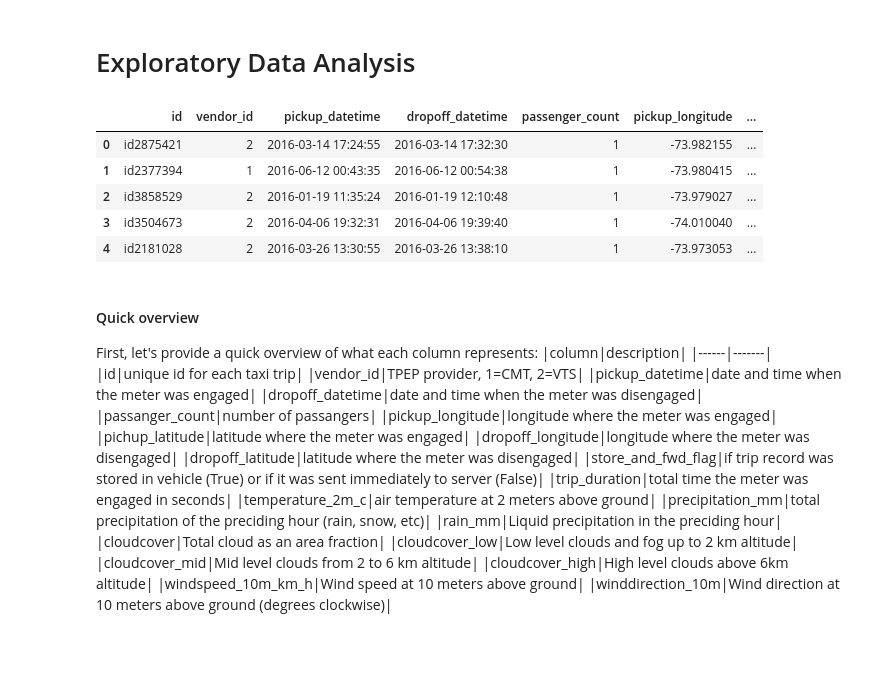
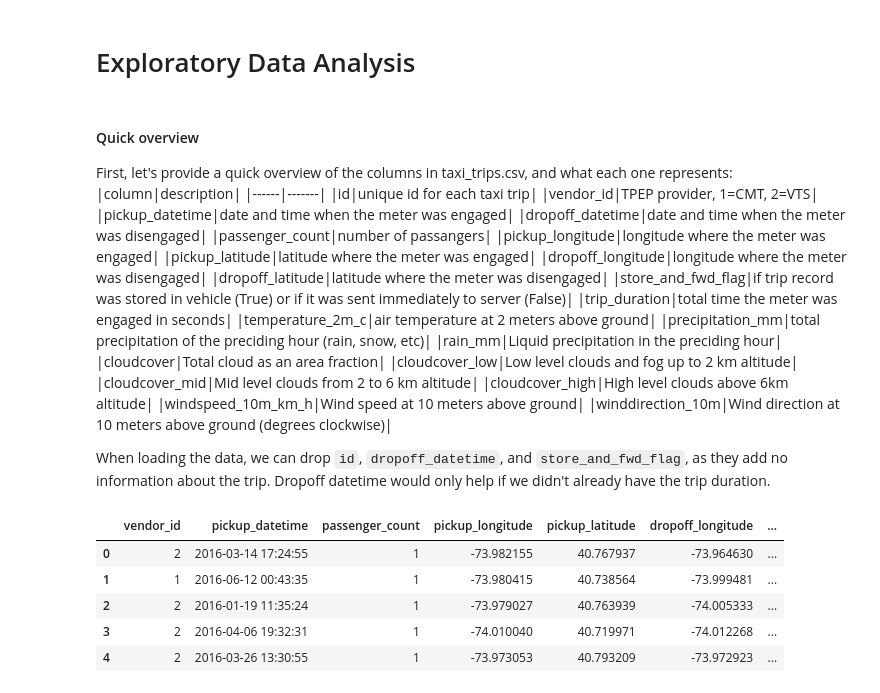
Before and after one commit to SamuelMarEs/ML_TaxiTrips, a Jupyter notebook: 01_eda.ipynb, the cells around one changed output. Saved outputs shown, nothing was run; the diff lists cells and outputs as text; code cells hidden in the pictures; blank space fills up the shorter version.

```diff
--- a/01_eda.ipynb
+++ b/01_eda.ipynb
@@ -6,27 +7,45 @@ import pandas as pd
 import matplotlib.pyplot as plt
 # %%
 # Read data
-Taxi_Trips = pd.read_csv("taxi_trips.csv")
-Taxi_Trips.head()
+USECOLS = [
+    "vendor_id", "pickup_datetime",
+    "passenger_count",
+    "pickup_longitude", "pickup_latitude",
+    "dropoff_longitude", "dropoff_latitude",
+    "trip_duration",
+    "temperature_2m_c", "precipitation_mm", "rain_mm",
+    "cloudcover", "cloudcover_low", "cloudcover_mid", "cloudcover_high",
+    "windspeed_10m_km_h", "winddirection_10m",
+]
+
+DTYPES = {
+    "vendor_id": "int8",
+    "passenger_count": "int8",
+    "pickup_longitude": "float32", "pickup_latitude": "float32",
+    "dropoff_longitude": "float32", "dropoff_latitude": "float32",
+    "trip_duration": "int32",
+    "temperature_2m_c": "float32", "precipitation_mm": "float32", "rain_mm": "float32",
+    "cloudcover": "float32", "cloudcover_low": "float32",
+    "cloudcover_mid": "float32", "cloudcover_high": "float32",
+    "windspeed_10m_km_h": "float32", "winddirection_10m": "float32",
+}
+
+def load(path):
+    df = pd.read_csv(path, usecols=USECOLS, dtype=DTYPES,
+                     parse_dates=["pickup_datetime"])
+    return df
-# %% [output]
-|  | id | vendor_id | pickup_datetime | dropoff_datetime | passenger_count | pickup_longitude | ... |
-| 0 | id2875421 | 2 | 2016-03-14 17:24:55 | 2016-03-14 17:32:30 | 1 | -73.982155 | ... |
-| 1 | id2377394 | 1 | 2016-06-12 00:43:35 | 2016-06-12 00:54:38 | 1 | -73.980415 | ... |
-| 2 | id3858529 | 2 | 2016-01-19 11:35:24 | 2016-01-19 12:10:48 | 1 | -73.979027 | ... |
-| 3 | id3504673 | 2 | 2016-04-06 19:32:31 | 2016-04-06 19:39:40 | 1 | -74.010040 | ... |
-| 4 | id2181028 | 2 | 2016-03-26 13:30:55 | 2016-03-26 13:38:10 | 1 | -73.973053 | ... |
 # %% [markdown]
 #### Quick overview
-First, let's provide a quick overview of what each column represents:
+First, let's provide a quick overview of the columns in taxi_trips.csv, and what each one represents:
 |column|description|
 |------|-------|
 |id|unique id for each taxi trip|
 |vendor_id|TPEP provider, 1=CMT, 2=VTS|
 |pickup_datetime|date and time when the meter was engaged|
 |dropoff_datetime|date and time when the meter was disengaged|
-|passanger_count|number of passangers|
+|passenger_count|number of passangers|
 |pickup_longitude|longitude where the meter was engaged|
-|pichup_latitude|latitude where the meter was engaged|
+|pickup_latitude|latitude where the meter was engaged|
 |dropoff_longitude|longitude where the meter was disengaged|
 |dropoff_latitude|latitude where the meter was disengaged|
 |store_and_fwd_flag|if trip record was stored in vehicle (True) or if it was sent immediately to server (False)|
@@ -40,3 +59,15 @@ First, let's provide a quick overview of what each column represents:
 |cloudcover_high|High level clouds above 6km altitude|
 |windspeed_10m_km_h|Wind speed at 10 meters above ground|
 |winddirection_10m|Wind direction at 10 meters above ground (degrees clockwise)|
+
+When loading the data, we can drop `id`, `dropoff_datetime`, and `store_and_fwd_flag`, as they add no information about the trip. Dropoff datetime would only help if we didn't already have the trip duration.
+# %%
+TaxiTrips = load("taxi_trips.csv")
+TaxiTrips.head()
+# %% [output]
+|  | vendor_id | pickup_datetime | passenger_count | pickup_longitude | pickup_latitude | dropoff_longitude | ... |
+| 0 | 2 | 2016-03-14 17:24:55 | 1 | -73.982155 | 40.767937 | -73.964630 | ... |
+| 1 | 1 | 2016-06-12 00:43:35 | 1 | -73.980415 | 40.738564 | -73.999481 | ... |
+| 2 | 2 | 2016-01-19 11:35:24 | 1 | -73.979027 | 40.763939 | -74.005333 | ... |
+| 3 | 2 | 2016-04-06 19:32:31 | 1 | -74.010040 | 40.719971 | -74.012268 | ... |
+| 4 | 2 | 2016-03-26 13:30:55 | 1 | -73.973053 | 40.793209 | -73.972923 | ... |
```
Also changed, not shown: parts of 7 cells of this notebook.
